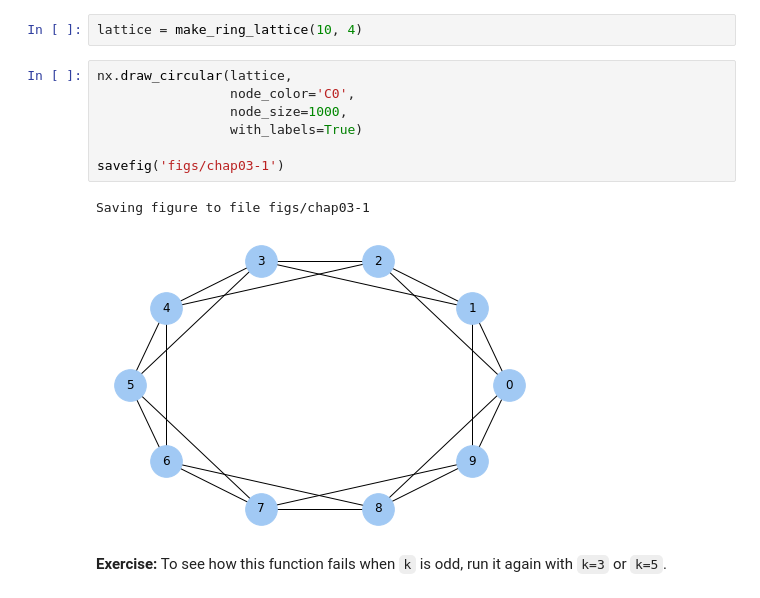
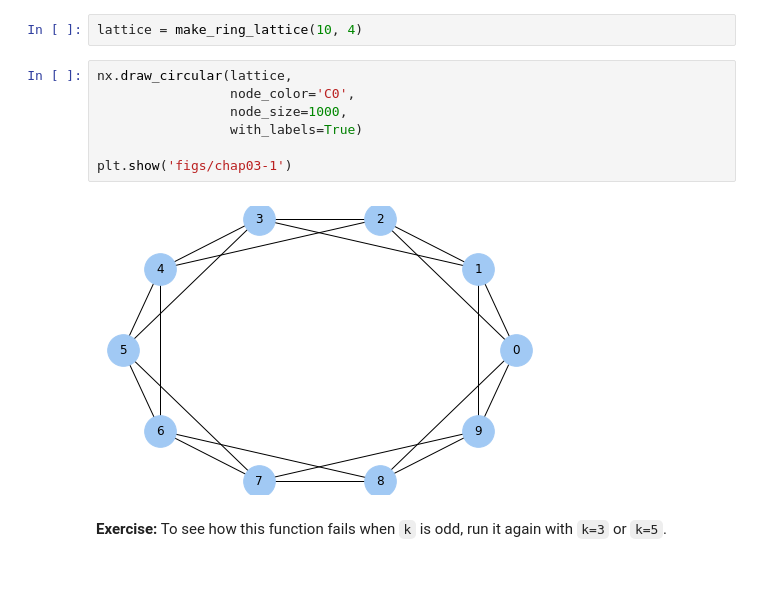
Before and after one commit to pearcej/complex, a Jupyter notebook: ThinkComplexity/notebooks/chap03.ipynb, the cells around one changed output. Cells and saved outputs as stored; diff of their text form.

```diff
--- a/ThinkComplexity/notebooks/chap03.ipynb
+++ b/ThinkComplexity/notebooks/chap03.ipynb
@@ -73,13 +83,12 @@ lattice = make_ring_lattice(10, 4)
 # %%
 nx.draw_circular(lattice,
                  node_color='C0',
                  node_size=1000,
                  with_labels=True)
 
-savefig('figs/chap03-1')
+plt.show('figs/chap03-1')
 # %% [output]
-Saving figure to file figs/chap03-1
-[figure, old version]
+[figure, new version]
 # %% [markdown]
 **Exercise:** To see how this function fails when `k` is odd, run it again with `k=3` or `k=5`.
 # %% [markdown]
```
Also changed, not shown: parts of 25 cells of this notebook, 8 other files.
